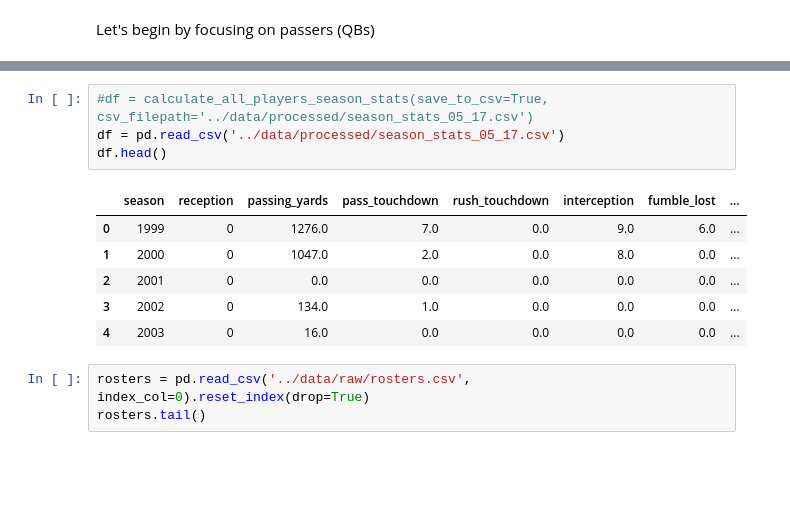
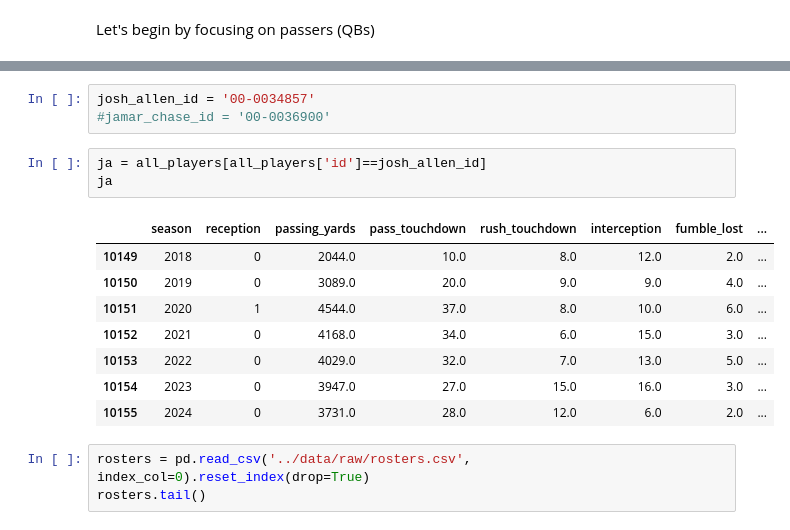
Before and after one commit to alexanderjireland/ff-draft-optimizer, a Jupyter notebook: notebooks/eda.ipynb, the cells around one changed output, grey strips where cells are left out. Drawn from its saved outputs; the diff is of its cells as text; blank space fills up the shorter version.

```diff
--- a/notebooks/eda.ipynb
+++ b/notebooks/eda.ipynb
@@ -327,14 +31,18 @@ def calculate_all_players_season_stats(save_to_csv=False, csv_filepath=None):
-# %%
-#df = calculate_all_players_season_stats(save_to_csv=True, csv_filepath='../data/processed/season_stats_05_17.csv')
-df = pd.read_csv('../data/processed/season_stats_05_17.csv')
-df.head()
-# %% [output]
-|  | season | reception | passing_yards | pass_touchdown | rush_touchdown | interception | fumble_lost | ... |
-| 0 | 1999 | 0 | 1276.0 | 7.0 | 0.0 | 9.0 | 6.0 | ... |
-| 1 | 2000 | 0 | 1047.0 | 2.0 | 0.0 | 8.0 | 0.0 | ... |
-| 2 | 2001 | 0 | 0.0 | 0.0 | 0.0 | 0.0 | 0.0 | ... |
-| 3 | 2002 | 0 | 134.0 | 1.0 | 0.0 | 0.0 | 0.0 | ... |
-| 4 | 2003 | 0 | 16.0 | 0.0 | 0.0 | 0.0 | 0.0 | ... |
+# %%
+josh_allen_id = '00-0034857'
+#jamar_chase_id = '00-0036900'
+# %%
+ja = all_players[all_players['id']==josh_allen_id]
+ja
+# %% [output]
+|  | season | reception | passing_yards | pass_touchdown | rush_touchdown | interception | fumble_lost | ... |
+| 10149 | 2018 | 0 | 2044.0 | 10.0 | 8.0 | 12.0 | 2.0 | ... |
+| 10150 | 2019 | 0 | 3089.0 | 20.0 | 9.0 | 9.0 | 4.0 | ... |
+| 10151 | 2020 | 1 | 4544.0 | 37.0 | 8.0 | 10.0 | 6.0 | ... |
+| 10152 | 2021 | 0 | 4168.0 | 34.0 | 6.0 | 15.0 | 3.0 | ... |
+| 10153 | 2022 | 0 | 4029.0 | 32.0 | 7.0 | 13.0 | 5.0 | ... |
+| 10154 | 2023 | 0 | 3947.0 | 27.0 | 15.0 | 16.0 | 3.0 | ... |
+| 10155 | 2024 | 0 | 3731.0 | 28.0 | 12.0 | 6.0 | 2.0 | ... |
 # %%
 rosters = pd.read_csv('../data/raw/rosters.csv', index_col=0).reset_index(drop=True)
 rosters.tail()
```
Also changed, not shown: parts of 21 cells of this notebook.
